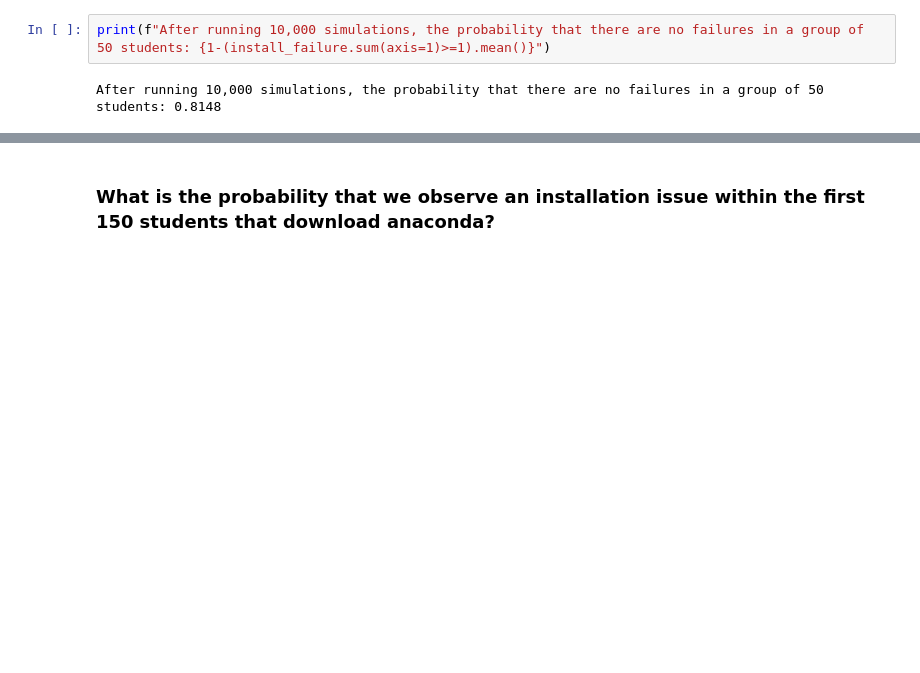
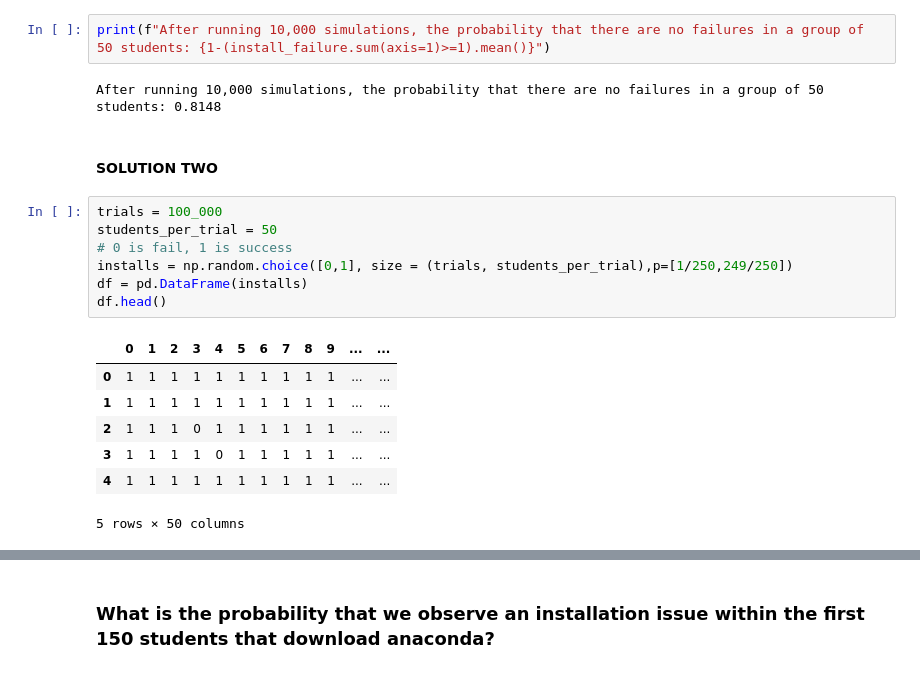
Before and after one commit to adam-gomez/statistics-exercises, a Jupyter notebook: simulation.ipynb, the cells around one changed output, grey strips where cells are left out. Drawn from its saved outputs; the diff is of its cells as text; blank space fills up the shorter version.

Commit message:
Additional solutions added to several questions

```diff
--- a/simulation.ipynb
+++ b/simulation.ipynb
@@ -169,3 +301,20 @@ array([ True, False, False, ...,  True, False,  True])
 print(f"After running 10,000 simulations, the probability that there are no failures in a group of 50 students: {1-(install_failure.sum(axis=1)>=1).mean()}")
 # %% [output]
 After running 10,000 simulations, the probability that there are no failures in a group of 50 students: 0.8148
+# %% [markdown]
+#### SOLUTION TWO
+# %%
+trials = 100_000
+students_per_trial = 50
+# 0 is fail, 1 is success
+installs = np.random.choice([0,1], size = (trials, students_per_trial),p=[1/250,249/250])
+df = pd.DataFrame(installs)
+df.head()
+# %% [output]
+|  | 0 | 1 | 2 | 3 | 4 | 5 | 6 | 7 | 8 | 9 | ... | ... |
+| 0 | 1 | 1 | 1 | 1 | 1 | 1 | 1 | 1 | 1 | 1 | ... | ... |
+| 1 | 1 | 1 | 1 | 1 | 1 | 1 | 1 | 1 | 1 | 1 | ... | ... |
+| 2 | 1 | 1 | 1 | 0 | 1 | 1 | 1 | 1 | 1 | 1 | ... | ... |
+| 3 | 1 | 1 | 1 | 1 | 0 | 1 | 1 | 1 | 1 | 1 | ... | ... |
+| 4 | 1 | 1 | 1 | 1 | 1 | 1 | 1 | 1 | 1 | 1 | ... | ... |
+5 rows × 50 columns
```
Also changed, not shown: parts of 52 cells of this notebook.
